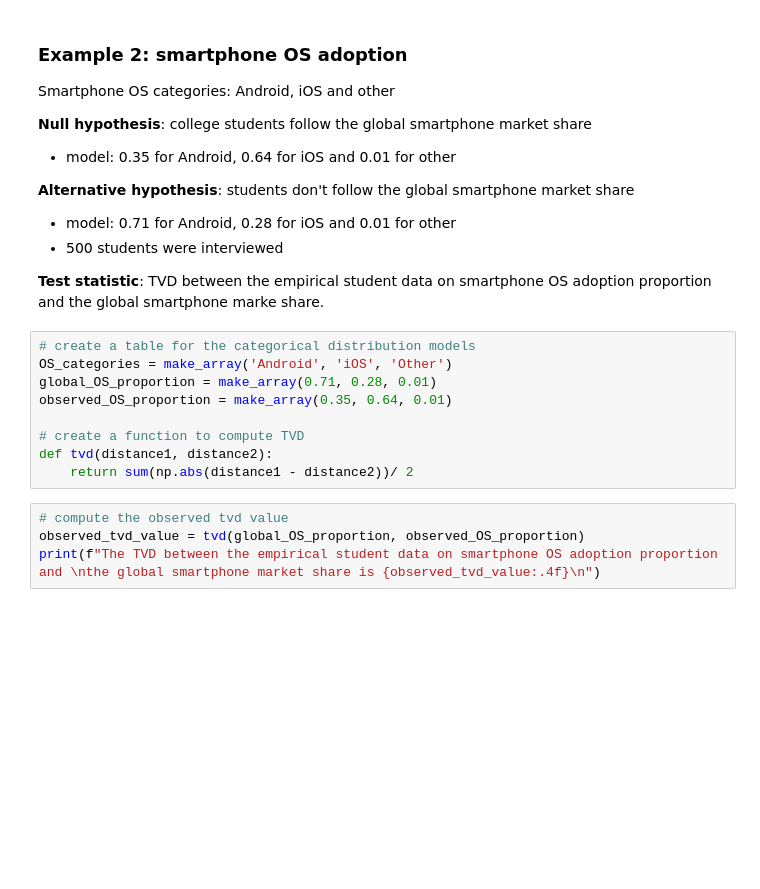
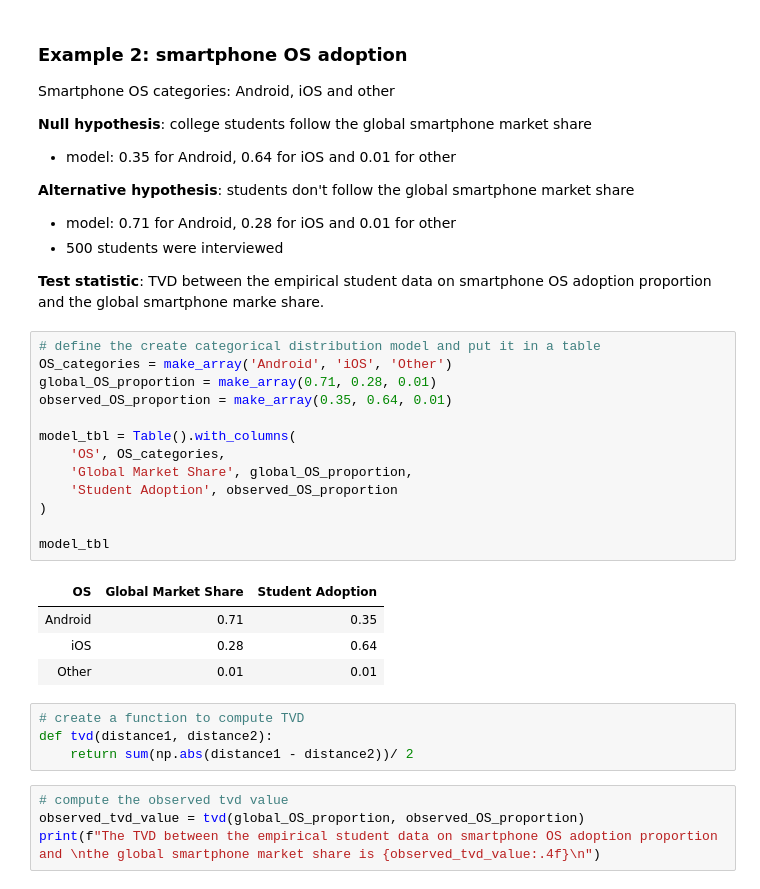
Before and after one commit to SRJC-Data-Science/materials-sp22, a Jupyter notebook: SRJC/lecture_note/lecture_17_18_19/hypothesis_testing-pw.ipynb, the cells around one changed output. Drawn from its saved outputs; the diff is of its cells as text; blank space fills up the shorter version.

```diff
--- a/SRJC/lecture_note/lecture_17_18_19/hypothesis_testing-pw.ipynb
+++ b/SRJC/lecture_note/lecture_17_18_19/hypothesis_testing-pw.ipynb
@@ -327,12 +327,25 @@ Smartphone OS categories: Android, iOS and other
 - 500 students were interviewed
 
 **Test statistic**: TVD between the empirical student data on smartphone OS adoption proportion and the global smartphone marke share.
+# %%
+# define the create categorical distribution model and put it in a table
+OS_categories = make_array('Android', 'iOS', 'Other')
+global_OS_proportion = make_array(0.71, 0.28, 0.01)
+observed_OS_proportion = make_array(0.35, 0.64, 0.01)
+
+model_tbl = Table().with_columns(
+    'OS', OS_categories,
+    'Global Market Share', global_OS_proportion,
+    'Student Adoption', observed_OS_proportion
+)
+
+model_tbl
+# %% [output]
+| OS | Global Market Share | Student Adoption |
+| Android | 0.71 | 0.35 |
+| iOS | 0.28 | 0.64 |
+| Other | 0.01 | 0.01 |
 # %%
-# create a table for the categorical distribution models
-OS_categories = make_array('Android', 'iOS', 'Other')
-global_OS_proportion = make_array(0.71, 0.28, 0.01)
-observed_OS_proportion = make_array(0.35, 0.64, 0.01)
-
 # create a function to compute TVD
 def tvd(distance1, distance2):
     return sum(np.abs(distance1 - distance2))/ 2
```
Also changed, not shown: parts of 2 cells of this notebook.
